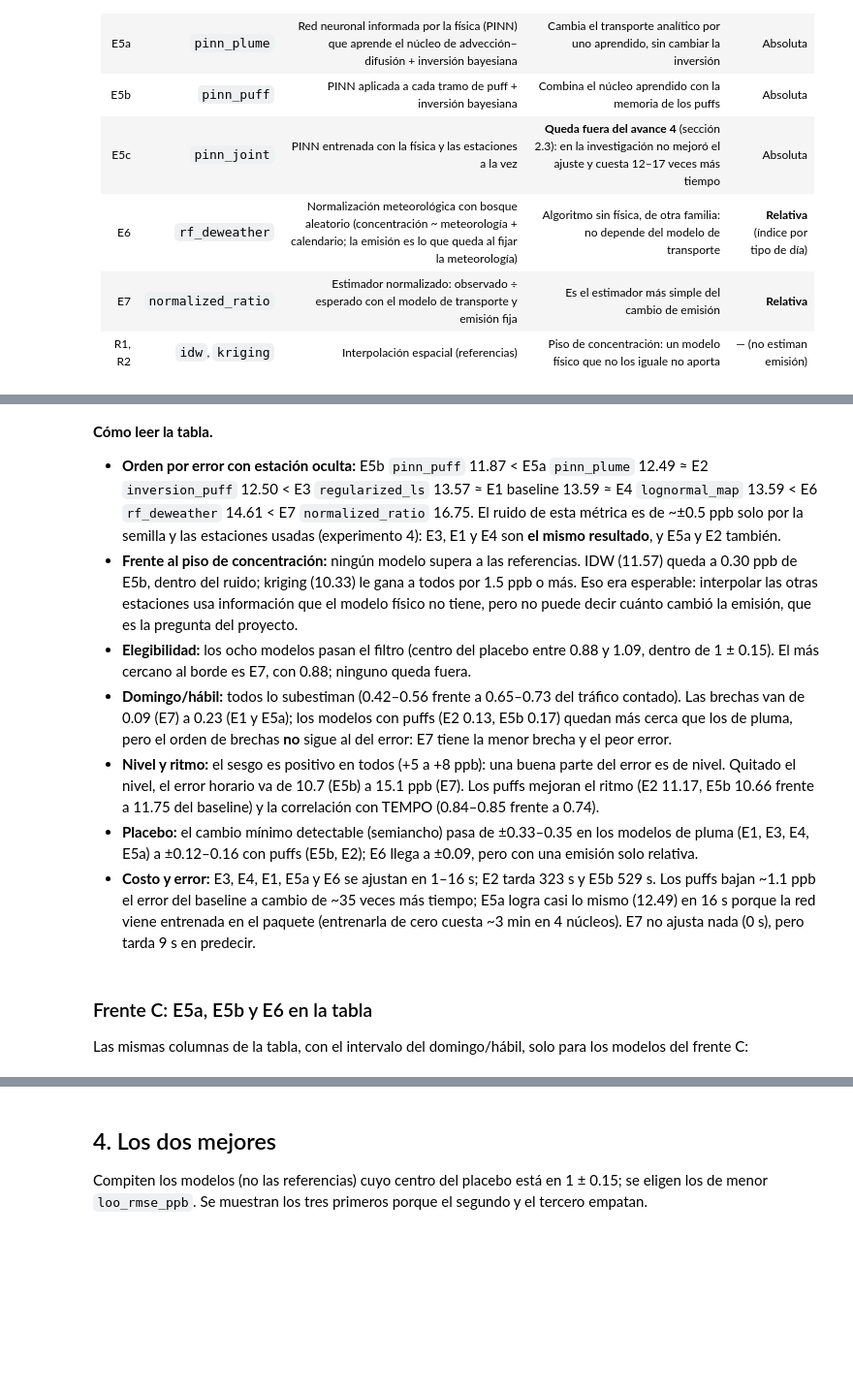
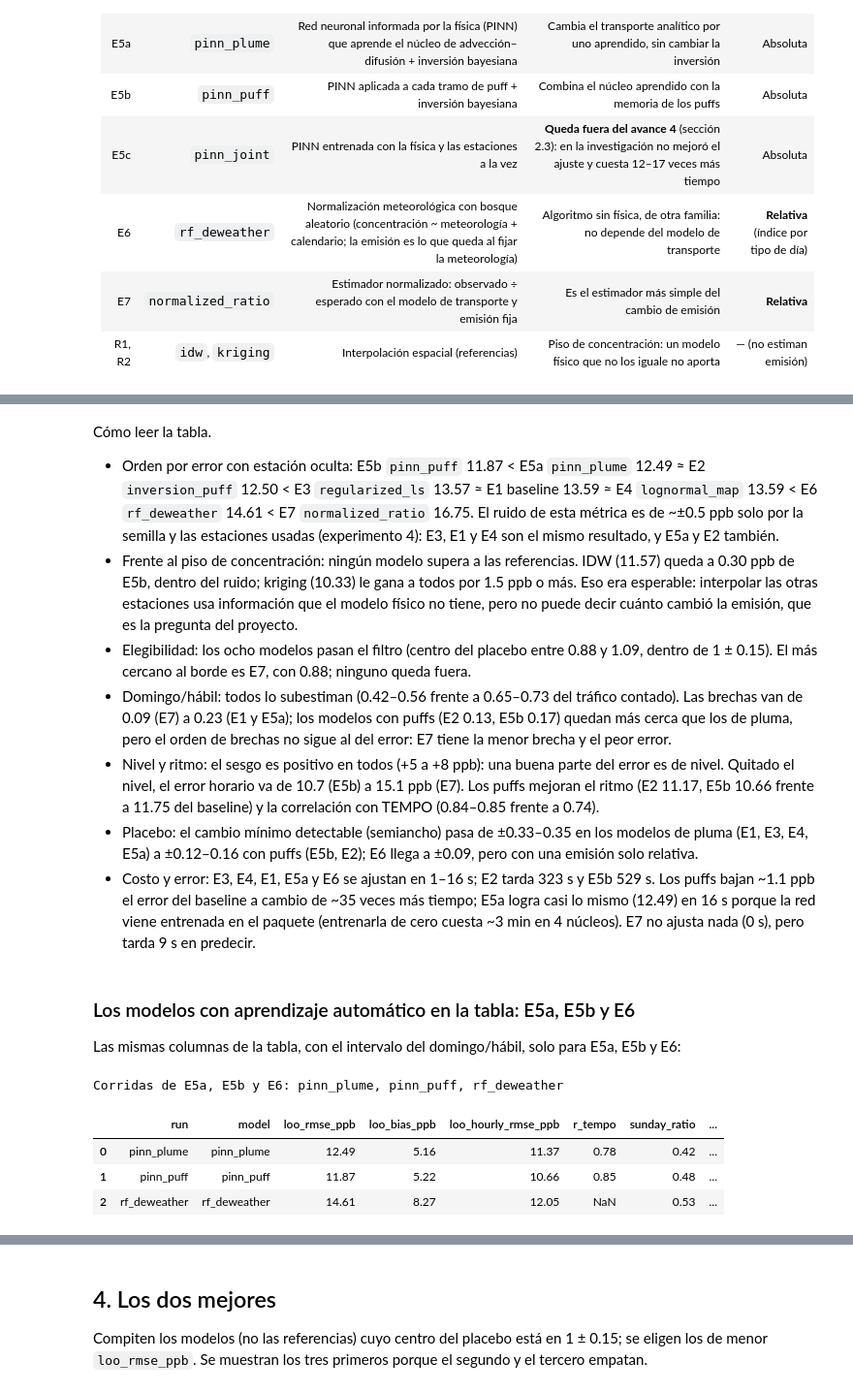
Before and after one commit to Mvzqz/nox_ml, a Jupyter notebook: notebooks/Avance4.39.ipynb, the cells around one changed output, grey strips where cells are left out. Shown at 97% size. Cells and saved outputs as stored; diff of their text form; code cells hidden in the pictures; blank space fills up the shorter version.

```diff
--- a/notebooks/Avance4.39.ipynb
+++ b/notebooks/Avance4.39.ipynb
@@ -123,43 +142,49 @@ report.references(table)[["run", "loo_rmse_ppb", "loo_bias_ppb", "loo_hourly_rms
 # %% [markdown]
-**Cómo leer la tabla.**
+Cómo leer la tabla.
 
-- **Orden por error con estación oculta:** E5b `pinn_puff` 11.87 < E5a `pinn_plume` 12.49 ≈ E2 `inversion_puff` 12.50 < E3 `regularized_ls` 13.57 ≈ E1 baseline 13.59 ≈ E4 `lognormal_map` 13.59 < E6 `rf_deweather` 14.61 < E7 `normalized_ratio` 16.75. El ruido de esta métrica es de ~±0.5 ppb solo por la semilla y las estaciones usadas (experimento 4): E3, E1 y E4 son **el mismo resultado**, y E5a y E2 también.
-- **Frente al piso de concentración:** ningún modelo supera a las referencias. IDW (11.57) queda a 0.30 ppb de E5b, dentro del ruido; kriging (10.33) le gana a todos por 1.5 ppb o más. Eso era esperable: interpolar las otras estaciones usa información que el modelo físico no tiene, pero no puede decir cuánto cambió la emisión, que es la pregunta del proyecto.
-- **Elegibilidad:** los ocho modelos pasan el filtro (centro del placebo entre 0.88 y 1.09, dentro de 1 ± 0.15). El más cercano al borde es E7, con 0.88; ninguno queda fuera.
-- **Domingo/hábil:** todos lo subestiman (0.42–0.56 frente a 0.65–0.73 del tráfico contado). Las brechas van de 0.09 (E7) a 0.23 (E1 y E5a); los modelos con puffs (E2 0.13, E5b 0.17) quedan más cerca que los de pluma, pero el orden de brechas **no** sigue al del error: E7 tiene la menor brecha y el peor error.
-- **Nivel y ritmo:** el sesgo es positivo en todos (+5 a +8 ppb): una buena parte del error es de nivel. Quitado el nivel, el error horario va de 10.7 (E5b) a 15.1 ppb (E7). Los puffs mejoran el ritmo (E2 11.17, E5b 10.66 frente a 11.75 del baseline) y la correlación con TEMPO (0.84–0.85 frente a 0.74).
-- **Placebo:** el cambio mínimo detectable (semiancho) pasa de ±0.33–0.35 en los modelos de pluma (E1, E3, E4, E5a) a ±0.12–0.16 con puffs (E5b, E2); E6 llega a ±0.09, pero con una emisión solo relativa.
-- **Costo y error:** E3, E4, E1, E5a y E6 se ajustan en 1–16 s; E2 tarda 323 s y E5b 529 s. Los puffs bajan ~1.1 ppb el error del baseline a cambio de ~35 veces más tiempo; E5a logra casi lo mismo (12.49) en 16 s porque la red viene entrenada en el paquete (entrenarla de cero cuesta ~3 min en 4 núcleos). E7 no ajusta nada (0 s), pero tarda 9 s en predecir.
+- Orden por error con estación oculta: E5b `pinn_puff` 11.87 < E5a `pinn_plume` 12.49 ≈ E2 `inversion_puff` 12.50 < E3 `regularized_ls` 13.57 ≈ E1 baseline 13.59 ≈ E4 `lognormal_map` 13.59 < E6 `rf_deweather` 14.61 < E7 `normalized_ratio` 16.75. El ruido de esta métrica es de ~±0.5 ppb solo por la semilla y las estaciones usadas (experimento 4): E3, E1 y E4 son el mismo resultado, y E5a y E2 también.
+- Frente al piso de concentración: ningún modelo supera a las referencias. IDW (11.57) queda a 0.30 ppb de E5b, dentro del ruido; kriging (10.33) le gana a todos por 1.5 ppb o más. Eso era esperable: interpolar las otras estaciones usa información que el modelo físico no tiene, pero no puede decir cuánto cambió la emisión, que es la pregunta del proyecto.
+- Elegibilidad: los ocho modelos pasan el filtro (centro del placebo entre 0.88 y 1.09, dentro de 1 ± 0.15). El más cercano al borde es E7, con 0.88; ninguno queda fuera.
+- Domingo/hábil: todos lo subestiman (0.42–0.56 frente a 0.65–0.73 del tráfico contado). Las brechas van de 0.09 (E7) a 0.23 (E1 y E5a); los modelos con puffs (E2 0.13, E5b 0.17) quedan más cerca que los de pluma, pero el orden de brechas no sigue al del error: E7 tiene la menor brecha y el peor error.
+- Nivel y ritmo: el sesgo es positivo en todos (+5 a +8 ppb): una buena parte del error es de nivel. Quitado el nivel, el error horario va de 10.7 (E5b) a 15.1 ppb (E7). Los puffs mejoran el ritmo (E2 11.17, E5b 10.66 frente a 11.75 del baseline) y la correlación con TEMPO (0.84–0.85 frente a 0.74).
+- Placebo: el cambio mínimo detectable (semiancho) pasa de ±0.33–0.35 en los modelos de pluma (E1, E3, E4, E5a) a ±0.12–0.16 con puffs (E5b, E2); E6 llega a ±0.09, pero con una emisión solo relativa.
+- Costo y error: E3, E4, E1, E5a y E6 se ajustan en 1–16 s; E2 tarda 323 s y E5b 529 s. Los puffs bajan ~1.1 ppb el error del baseline a cambio de ~35 veces más tiempo; E5a logra casi lo mismo (12.49) en 16 s porque la red viene entrenada en el paquete (entrenarla de cero cuesta ~3 min en 4 núcleos). E7 no ajusta nada (0 s), pero tarda 9 s en predecir.
 # %% [markdown]
-### Frente C: E5a, E5b y E6 en la tabla
+### Los modelos con aprendizaje automático en la tabla: E5a, E5b y E6
 
-Las mismas columnas de la tabla, con el intervalo del domingo/hábil, solo para los modelos del frente C:
+Las mismas columnas de la tabla, con el intervalo del domingo/hábil, solo para E5a, E5b y E6:
 # %%
-frente_c = ["pinn_plume", "pinn_puff", "rf_deweather"]
-shown = report.models(ranked, frente_c)
+learned_models = ["pinn_plume", "pinn_puff", "rf_deweather"]
+shown = report.models(ranked, learned_models)
 print(
-    "Sin corridas del frente C todavía."
+    "Sin corridas de E5a, E5b ni E6 todavía."
     if shown.empty
-    else f"Corridas del frente C: {', '.join(shown['run'])}"
+    else f"Corridas de E5a, E5b y E6: {', '.join(shown['run'])}"
 )
 shown[
     [
         "run",
         "model",
         "loo_rmse_ppb",
         "loo_bias_ppb",
         "loo_hourly_rmse_ppb",
         "r_tempo",
         "sunday_ratio",
         "sunday_ratio_lo",
         "sunday_ratio_hi",
         "placebo_center",
         "placebo_halfwidth",
         "eligible",
         "fit_seconds",
         "n_params",
     ]
 ].round(2)
+# %% [output]
+Corridas de E5a, E5b y E6: pinn_plume, pinn_puff, rf_deweather
+|  | run | model | loo_rmse_ppb | loo_bias_ppb | loo_hourly_rmse_ppb | r_tempo | sunday_ratio | ... |
+| 0 | pinn_plume | pinn_plume | 12.49 | 5.16 | 11.37 | 0.78 | 0.42 | ... |
+| 1 | pinn_puff | pinn_puff | 11.87 | 5.22 | 10.66 | 0.85 | 0.48 | ... |
+| 2 | rf_deweather | rf_deweather | 14.61 | 8.27 | 12.05 | NaN | 0.53 | ... |
 # %% [markdown]
 Cómo leer estas filas:
 
```
Also changed, not shown: parts of 34 cells of this notebook, 2 other files.
